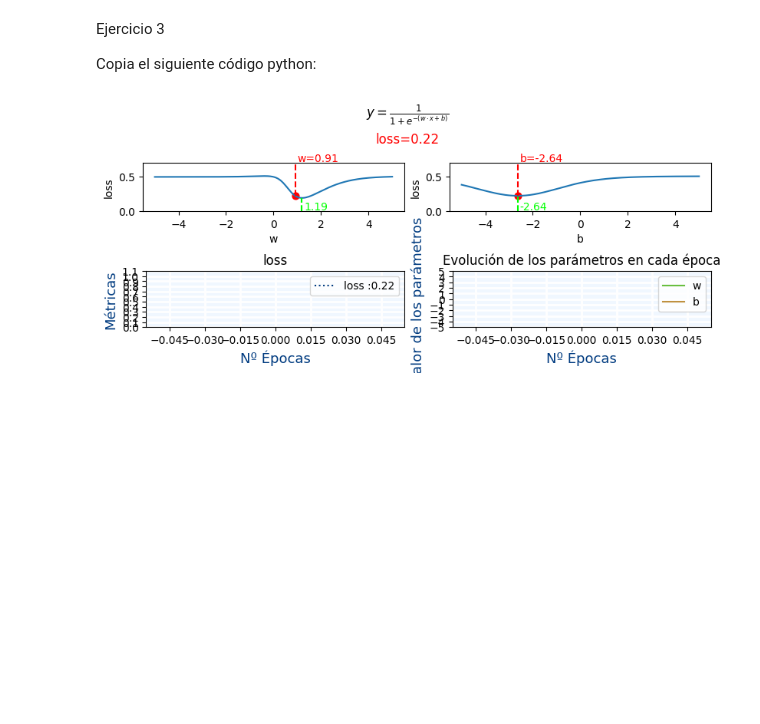
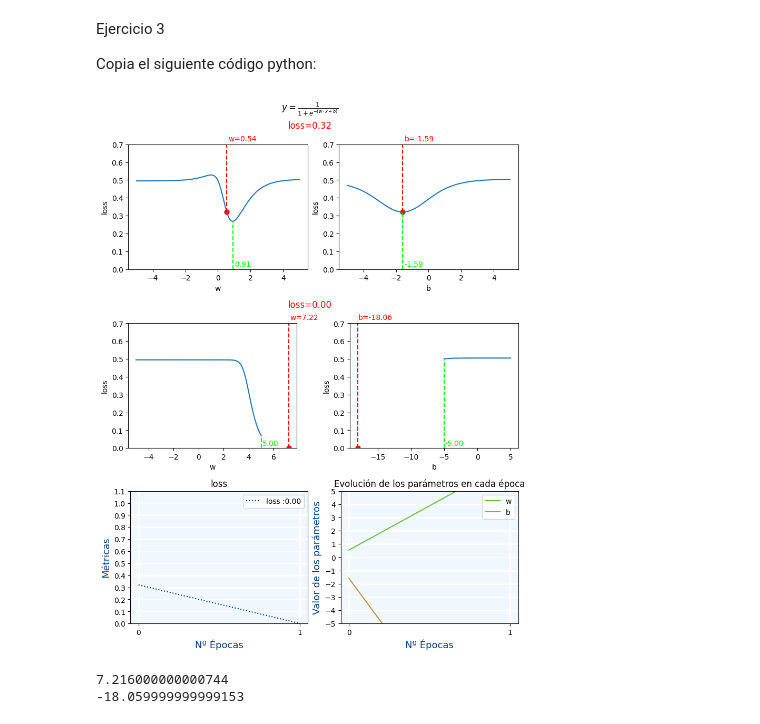
Before and after one commit to TehWeifu/IABD, a Jupyter notebook: ProgramacionInteligenciaArtificial/Lorenzo/Unit07B-HowToTrain/Exercises/Exercise03.ipynb, the cells around one changed output. Saved outputs shown, nothing was run; the diff lists cells and outputs as text; code cells hidden in the pictures; blank space fills up the shorter version.

```diff
--- a/ProgramacionInteligenciaArtificial/Lorenzo/Unit07B-HowToTrain/Exercises/Exercise03.ipynb
+++ b/ProgramacionInteligenciaArtificial/Lorenzo/Unit07B-HowToTrain/Exercises/Exercise03.ipynb
@@ -68,7 +68,9 @@ def plot_simple_metrics(axes, history, title):
 def plot_losses(x, y_true, w_inicial, b_inicial, subfigure):
     perdida_original = loss(x, y_true, w_inicial, b_inicial)
 
+    kk = subfigure
     subfigure.suptitle(f'loss={perdida_original:0.2f}', c="#ff0000")
+
     axes_w = subfigure.add_subplot(1, 2, 1)
     axes_b = subfigure.add_subplot(1, 2, 2)
 
@@ -104,7 +106,7 @@ def plot_evolucion_parametros(axes, ws, bs):
 
 
 def plot_parametros(x, y_true, parametros):
-    figure = plt.figure(figsize=(8, 3.5 * len(parametros)), layout='constrained')
+    figure = plt.figure(figsize=(8, 3.5 * (len(parametros) + 1)), layout='constrained')
     figure.suptitle("$y=\\frac{1}{1 + e^{-( w \\cdot x+b  )}}$")
     subfigures = figure.subfigures(nrows=len(parametros) + 1, ncols=1)
 
@@ -112,10 +114,7 @@ def plot_parametros(x, y_true, parametros):
     bs = []
     history = []
     for index, (w, b) in enumerate(parametros):
-        if (len(parametros) > 1):
-            subfigure = subfigures[index]
-        else:
-            subfigure = subfigures
+        subfigure = subfigures[index]
 
         loss = plot_losses(x, y_true, w, b, subfigure)
         ws.append(w)
@@ -169,9 +168,49 @@ def plot_descenso_gradiente(x, y_true, w_inicial, b_inicial, learning_rate, epoc
 # %%
 iris = load_iris()
 x = iris.data[0:99, 2]
 y_true = iris.target[0:99]
 
-parametros = [(0.54, -1.59)]
+parametros = [
+    (0.54, -1.59),
+    (7.22, -18.06),
+]
+
 plot_parametros(x, y_true, parametros)
 # %% [output]
-[figure, old version]
+[figure, new version]
+# %%
+loss(x, y_true, 0.54, -1.59)
+
+best_loss = 0.32
+best_x = 0.54
+best_b = -1.59
+
+for i in range(1_000_000_000):
+    alter_x = best_x + 0.001
+    alter_x_loss = loss(x, y_true, alter_x, best_b)
+
+    if alter_x_loss < best_loss:
+        best_x += 0.001
+        best_loss = alter_x_loss
+    else:
+        best_x -= 0.001
+        best_loss = loss(x, y_true, best_x, best_b)
+
+    alter_b = best_b + 0.001
+    alter_b_loss = loss(x, y_true, best_x, alter_b)
+
+    if alter_b_loss < best_loss:
+        best_b += 0.001
+        best_loss = alter_b_loss
+    else:
+        best_b -= 0.001
+        best_loss = loss(x, y_true, best_x, best_b)
+
+    if best_loss < 0.001:
+        break
+
+print(best_x)
+print(best_b)
+# %% [output]
+7.216000000000744
+-18.059999999999153
```
Also changed, not shown: 5 other files.
